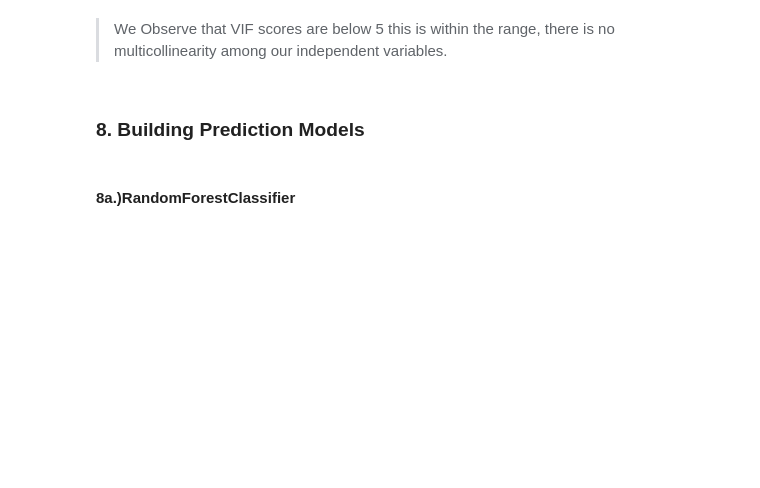
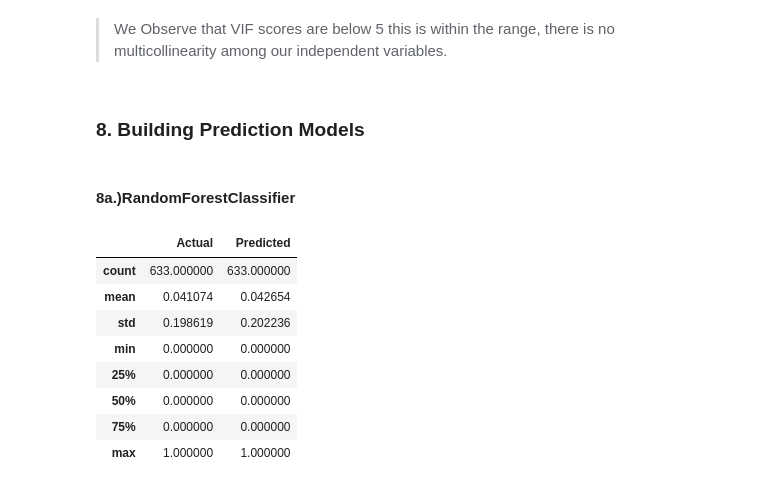
Before and after one commit to Eswa2020/Decision-trees-project, a Jupyter notebook: Esther_Wairimu_Kamau_Independent_Project_week8_core.ipynb, the cells around one changed output. Saved outputs shown, nothing was run; the diff lists cells and outputs as text; code cells hidden in the pictures; blank space fills up the shorter version.

```diff
--- a/Esther_Wairimu_Kamau_Independent_Project_week8_core.ipynb
+++ b/Esther_Wairimu_Kamau_Independent_Project_week8_core.ipynb
@@ -714,0 +722,38 @@ pd.DataFrame(np.linalg.inv(df_thyroid.corr().values), index = corr.index, column
+# %%
+# Selecting the independent variables and the target variable
+#
+X = df_thyroid.drop('status', axis = 1)
+y = np.where(df_thyroid.status == 'hypothyroid', 1, 0)
+
+# Encoding categorical variables
+#
+X = pd.get_dummies(X)
+
+# Splitting the data into training and testing sets
+#
+X_train, X_test, y_train, y_test = train_test_split(X, y, test_size = 0.2, random_state = 0)
+
+# Instantiating the model
+#
+classifier = RandomForestClassifier(random_state = 0)
+classifier.fit(X_train, y_train)
+
+# Making predictions
+#
+y_pred = classifier.predict(X_test)
+
+# Measuring the accuracy of the model
+#
+comparison_frame = pd.DataFrame({'Actual': y_test.flatten(), 'Predicted': y_pred.flatten()})
+
+comparison_frame.describe()
+# %% [output]
+|  | Actual | Predicted |
+| count | 633.000000 | 633.000000 |
+| mean | 0.041074 | 0.042654 |
+| std | 0.198619 | 0.202236 |
+| min | 0.000000 | 0.000000 |
+| 25% | 0.000000 | 0.000000 |
+| 50% | 0.000000 | 0.000000 |
+| 75% | 0.000000 | 0.000000 |
+| max | 1.000000 | 1.000000 |
```
Also changed, not shown: parts of 2 cells of this notebook.
